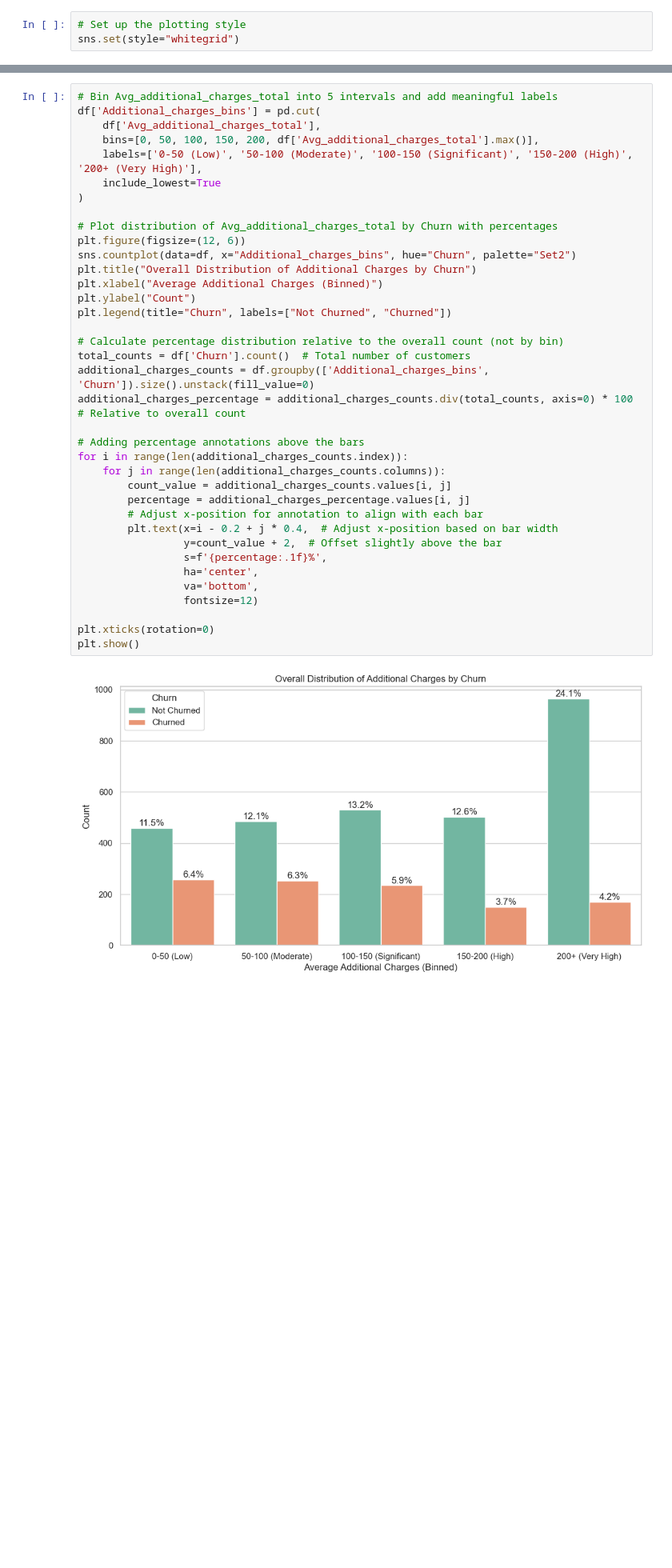
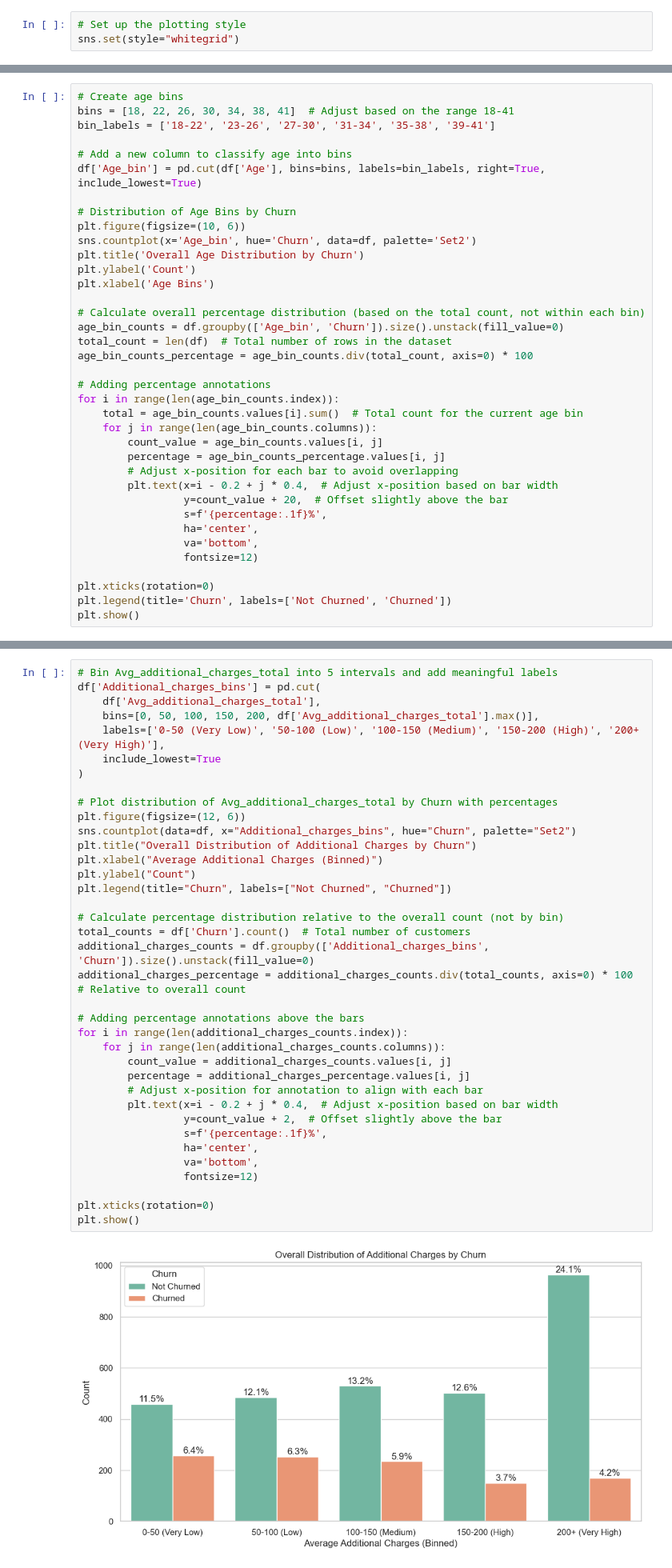
Before and after one commit to LEAN-96/Gym-Retention-Prediction, a Jupyter notebook: notebooks/gym_retention_prediction.ipynb, the cells around one changed output, grey strips where cells are left out. Shown at 80% size. Drawn from its saved outputs; the diff is of its cells as text; blank space fills up the shorter version.

Commit message:
Data Preparation
Finished data prep

```diff
--- a/notebooks/gym_retention_prediction.ipynb
+++ b/notebooks/gym_retention_prediction.ipynb
@@ -334,0 +371,37 @@ plt.show()
+# %%
+# Create age bins
+bins = [18, 22, 26, 30, 34, 38, 41]  # Adjust based on the range 18-41
+bin_labels = ['18-22', '23-26', '27-30', '31-34', '35-38', '39-41']
+
+# Add a new column to classify age into bins
+df['Age_bin'] = pd.cut(df['Age'], bins=bins, labels=bin_labels, right=True, include_lowest=True)
+
+# Distribution of Age Bins by Churn
+plt.figure(figsize=(10, 6))
+sns.countplot(x='Age_bin', hue='Churn', data=df, palette='Set2')
+plt.title('Overall Age Distribution by Churn')
+plt.ylabel('Count')
+plt.xlabel('Age Bins')
+
+# Calculate overall percentage distribution (based on the total count, not within each bin)
+age_bin_counts = df.groupby(['Age_bin', 'Churn']).size().unstack(fill_value=0)
+total_count = len(df)  # Total number of rows in the dataset
+age_bin_counts_percentage = age_bin_counts.div(total_count, axis=0) * 100
+
+# Adding percentage annotations
+for i in range(len(age_bin_counts.index)):
+    total = age_bin_counts.values[i].sum()  # Total count for the current age bin
+    for j in range(len(age_bin_counts.columns)):
+        count_value = age_bin_counts.values[i, j]
+        percentage = age_bin_counts_percentage.values[i, j]
+        # Adjust x-position for each bar to avoid overlapping
+        plt.text(x=i - 0.2 + j * 0.4,  # Adjust x-position based on bar width
+                 y=count_value + 20,  # Offset slightly above the bar
+                 s=f'{percentage:.1f}%',
+                 ha='center',
+                 va='bottom',
+                 fontsize=12)
+
+plt.xticks(rotation=0)
+plt.legend(title='Churn', labels=['Not Churned', 'Churned'])
+plt.show()
@@ -527,37 +618,37 @@ plt.show()
 df['Additional_charges_bins'] = pd.cut(
     df['Avg_additional_charges_total'],
     bins=[0, 50, 100, 150, 200, df['Avg_additional_charges_total'].max()],
-    labels=['0-50 (Low)', '50-100 (Moderate)', '100-150 (Significant)', '150-200 (High)', '200+ (Very High)'],
+    labels=['0-50 (Very Low)', '50-100 (Low)', '100-150 (Medium)', '150-200 (High)', '200+ (Very High)'],
     include_lowest=True
 )
 
 # Plot distribution of Avg_additional_charges_total by Churn with percentages
 plt.figure(figsize=(12, 6))
 sns.countplot(data=df, x="Additional_charges_bins", hue="Churn", palette="Set2")
 plt.title("Overall Distribution of Additional Charges by Churn")
 plt.xlabel("Average Additional Charges (Binned)")
 plt.ylabel("Count")
 plt.legend(title="Churn", labels=["Not Churned", "Churned"])
 
 # Calculate percentage distribution relative to the overall count (not by bin)
 total_counts = df['Churn'].count()  # Total number of customers
 additional_charges_counts = df.groupby(['Additional_charges_bins', 'Churn']).size().unstack(fill_value=0)
 additional_charges_percentage = additional_charges_counts.div(total_counts, axis=0) * 100  # Relative to overall count
 
 # Adding percentage annotations above the bars
 for i in range(len(additional_charges_counts.index)):
     for j in range(len(additional_charges_counts.columns)):
         count_value = additional_charges_counts.values[i, j]
         percentage = additional_charges_percentage.values[i, j]
         # Adjust x-position for annotation to align with each bar
         plt.text(x=i - 0.2 + j * 0.4,  # Adjust x-position based on bar width
                  y=count_value + 2,  # Offset slightly above the bar
                  s=f'{percentage:.1f}%',
                  ha='center',
                  va='bottom',
                  fontsize=12)
 
 plt.xticks(rotation=0)
 plt.show()
 # %% [output]
-[figure, old version]
+[figure, new version]
```
Also changed, not shown: parts of 57 cells of this notebook.
